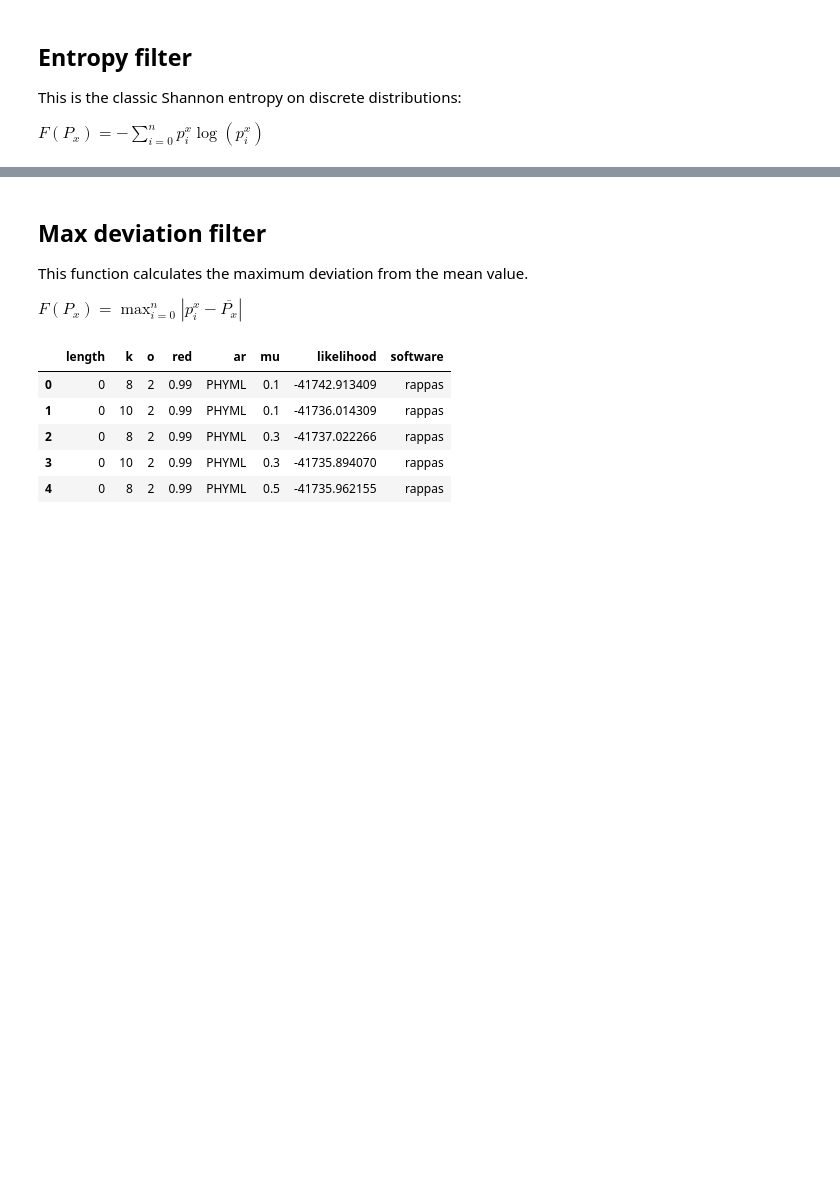
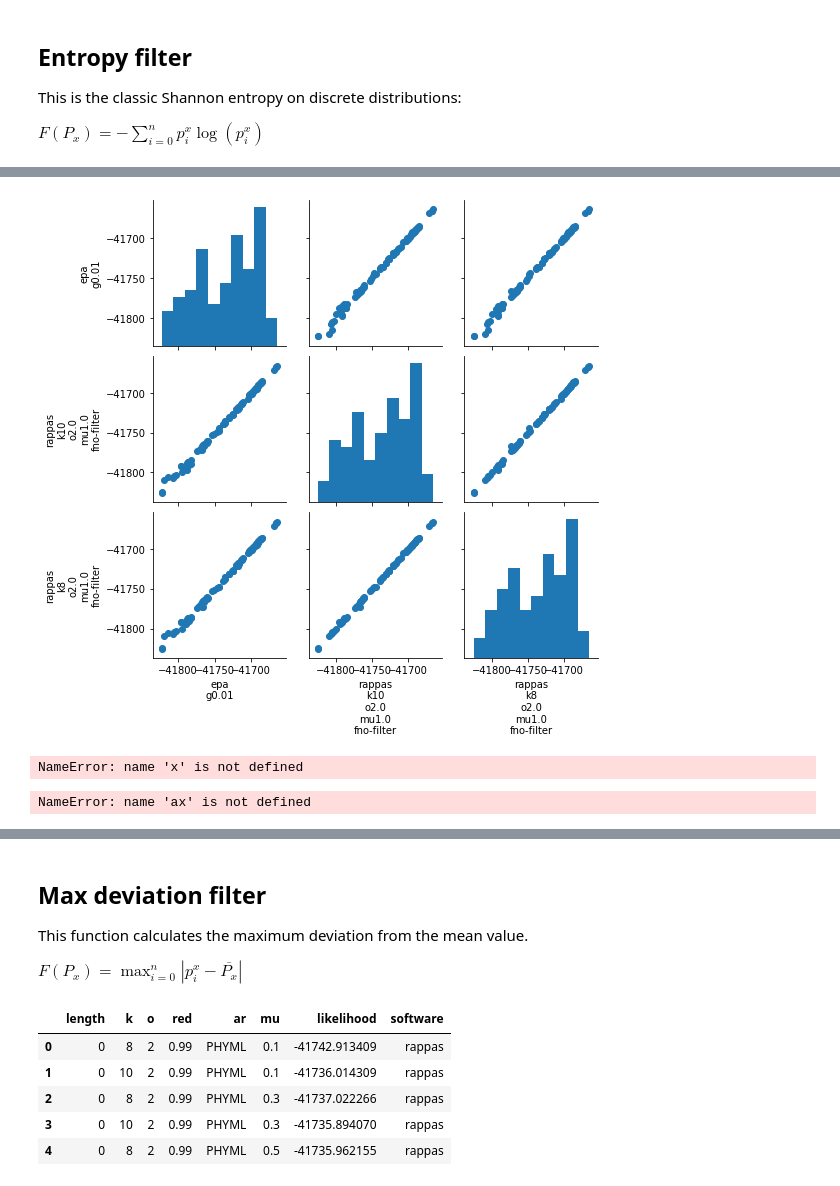
Before and after one commit to phylo42/EPIK, a Jupyter notebook: kmer_filter.ipynb, the cells around one changed output, grey strips where cells are left out. Saved outputs shown, nothing was run; the diff lists cells and outputs as text; code cells hidden in the pictures; blank space fills up the shorter version.

```diff
--- a/kmer_filter.ipynb
+++ b/kmer_filter.ipynb
@@ -212,0 +207,26 @@ sns.catplot(x="mu", y="likelihood", hue="k", dodge=True, data=df_rappas)
+# %%
+g = sns.pairplot(pd.concat([df_epa, df_rappas_full], axis=1, sort=False))
+g = g.map_offdiag(plt.scatter)
+# %% [output]
+[figure, added]
+# %%
+g = sns.FacetGrid(tips, col="sex", hue="smoker")
+g.map(plt.scatter, "total_bill", "tip", alpha=.7)
+g.add_legend();
+# %% [output]
+NameError: name 'x' is not defined
+# %%
+def my_scatter(x, y):
+
+    lims = [
+        np.min([ax.get_xlim(), ax.get_ylim()]),  # min of both axes
+        np.max([ax.get_xlim(), ax.get_ylim()]),  # max of both axes
+    ]
+
+# now plot both limits against eachother
+ax.plot(lims, lims, 'k-', alpha=0.75, zorder=0)
+ax.set_aspect('equal')
+ax.set_xlim(lims)
+ax.set_ylim(lims)
+# %% [output]
+NameError: name 'ax' is not defined
```
Also changed, not shown: parts of 34 cells of this notebook, 7 other files.
